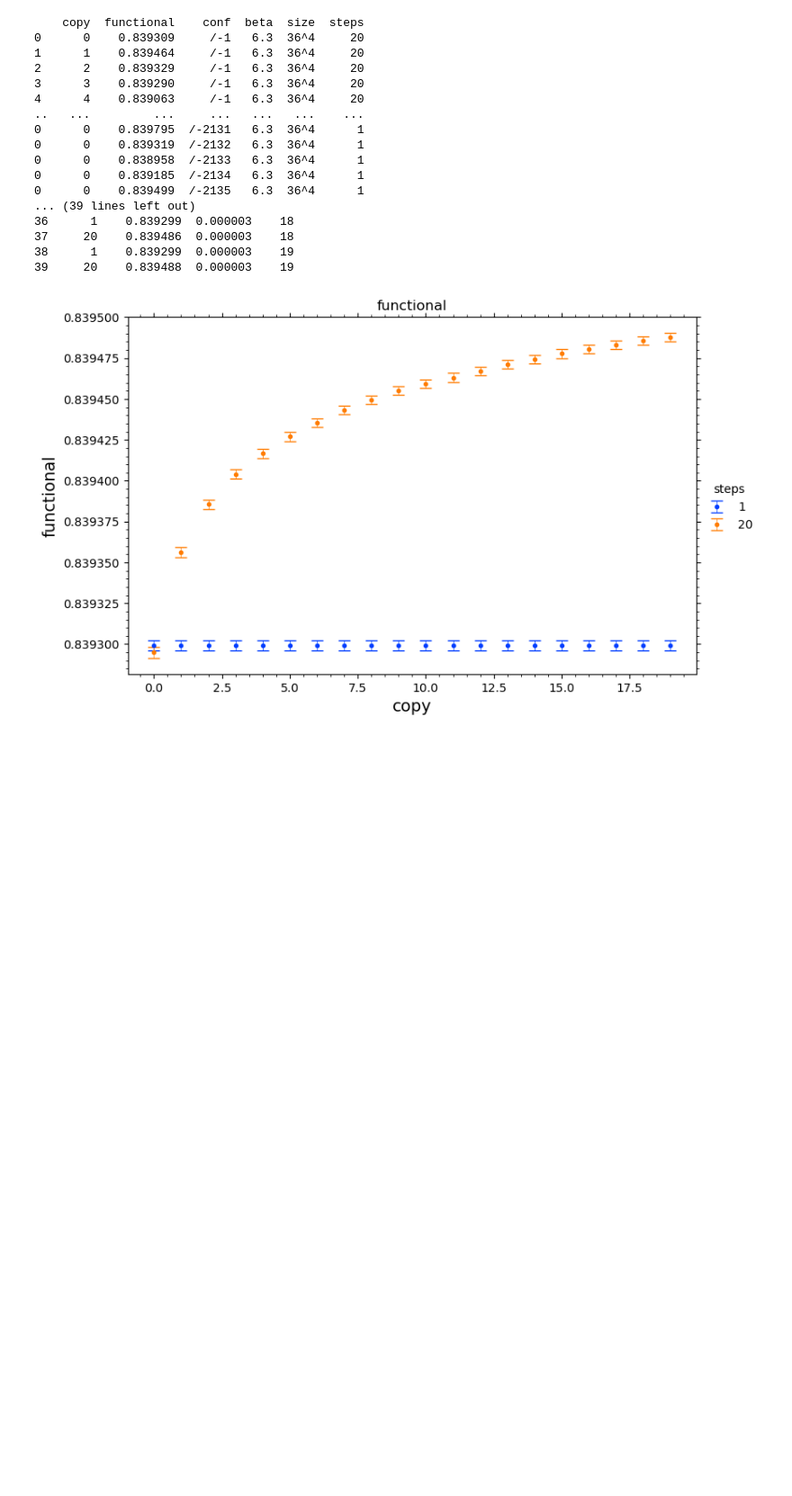
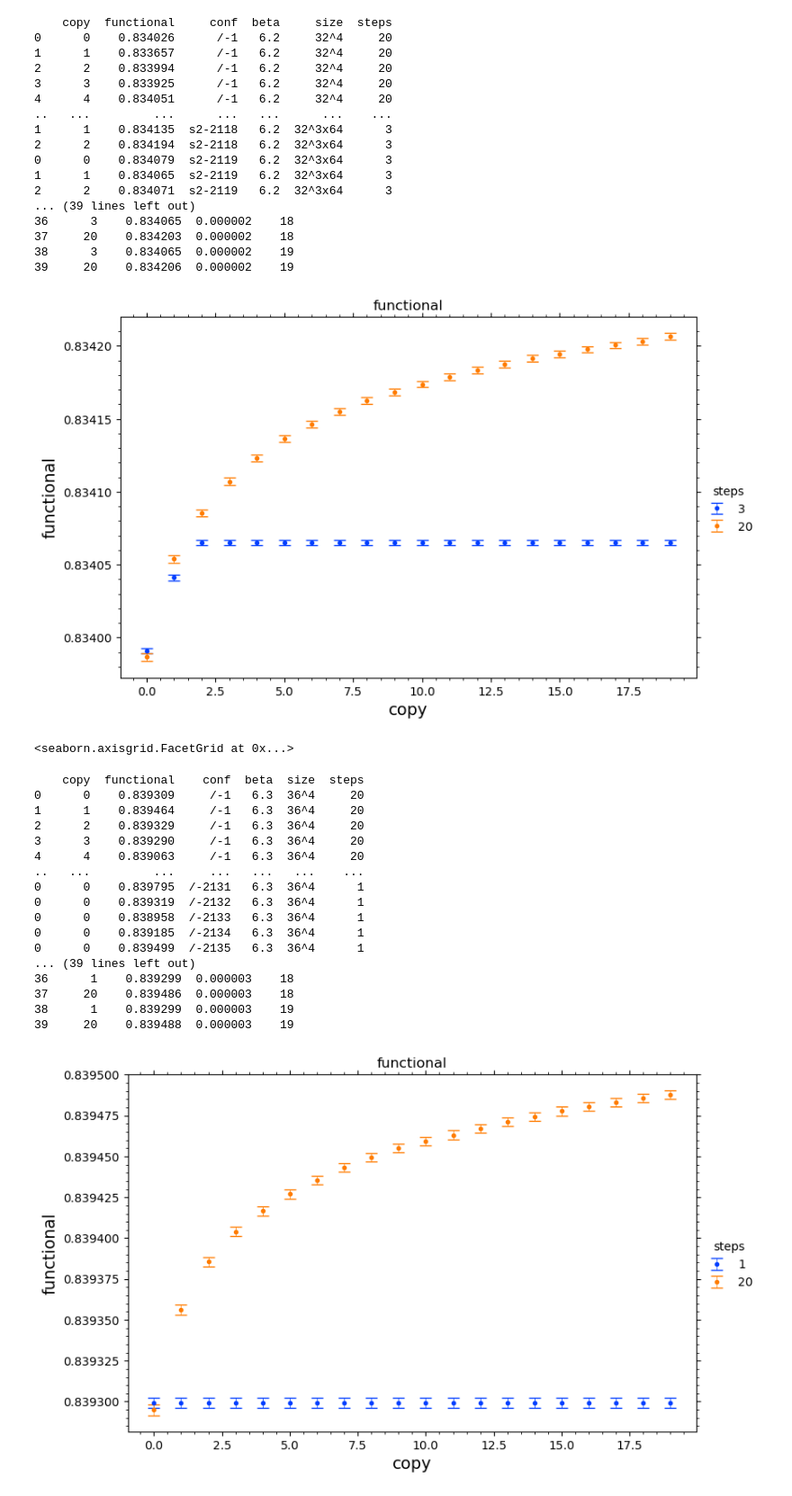
Before and after one commit to ilyakudrov/observables, a Jupyter notebook: python_jupyter/monopoles_su3/functional.ipynb, the cells around one changed output. Shown at 90% size. Saved outputs shown, nothing was run; the diff lists cells and outputs as text; code cells hidden in the pictures; blank space fills up the shorter version.

```diff
--- a/python_jupyter/monopoles_su3/functional.ipynb
+++ b/python_jupyter/monopoles_su3/functional.ipynb
@@ -50,6 +50,35 @@ def fill_funcational_max(df, groupby_keys):
                   .agg([('functional', 'mean'), ('std', lambda x: np.std(x, ddof=1)/math.sqrt(np.size(x)))]).reset_index(level=groupby_keys))
         df2[-1]['copy'] = copy_max
     return pd.concat(df2).reset_index(drop=True)
+# %%
+paths_functional = [{'path': '../../data/mag/functional/su3/gluodynamics/32^4/beta6.2/steps_0/copies=20/functional', 'conf_range': (1, 5000), 'parameters': {'beta': 6.2, 'size': '32^4', 'steps': 20}},
+                    {'path': '../../data/mag/functional/su3/gluodynamics/32^3x64/beta6.2/steps_0/copies=3/s1/functional', 'conf_range': (1, 5000), 'parameters': {'beta': 6.2, 'size': '32^3x64', 'steps': 3}, 'chain': 's1'},
+                    {'path': '../../data/mag/functional/su3/gluodynamics/32^3x64/beta6.2/steps_0/copies=3/s2/functional', 'conf_range': (1, 5000), 'parameters': {'beta': 6.2, 'size': '32^3x64', 'steps': 3}, 'chain': 's2'}]
+df_func = read_functional(paths_functional)
+print(df_func)
+df_func = fill_funcational_max(df_func, ['steps'])
+print(df_func)
+plots.make_plot(df_func, 'copy', 'functional', 'steps', 'copy', 'functional', 'functional', '../../result/mag/su3/functional', 'functional beta6.2', True, err='std')
+# %% [output]
+    copy  functional     conf  beta     size  steps
+0      0    0.834026      /-1   6.2     32^4     20
+1      1    0.833657      /-1   6.2     32^4     20
+2      2    0.833994      /-1   6.2     32^4     20
+3      3    0.833925      /-1   6.2     32^4     20
+4      4    0.834051      /-1   6.2     32^4     20
+..   ...         ...      ...   ...      ...    ...
+1      1    0.834135  s2-2118   6.2  32^3x64      3
+2      2    0.834194  s2-2118   6.2  32^3x64      3
+0      0    0.834079  s2-2119   6.2  32^3x64      3
+1      1    0.834065  s2-2119   6.2  32^3x64      3
+2      2    0.834071  s2-2119   6.2  32^3x64      3
+... (39 lines left out)
+36      3    0.834065  0.000002    18
+37     20    0.834203  0.000002    18
+38      3    0.834065  0.000002    19
+39     20    0.834206  0.000002    19
+[figure, added]
+<seaborn.axisgrid.FacetGrid at 0x...>
 # %%
 paths_functional = [{'path': '../../data/mag/functional/su3/gluodynamics/36^4/beta6.3/steps_0/copies=20/functional', 'conf_range': (1, 5000), 'parameters': {'beta': 6.3, 'size': '36^4', 'steps': 20}},
                     {'path': '../../data/mag/functional/su3/gluodynamics/36^4/beta6.3/steps_0/copies=1/functional', 'conf_range': (1, 5000), 'parameters': {'beta': 6.3, 'size': '36^4', 'steps': 1}}]
```
Also changed, not shown: 12 other files.
